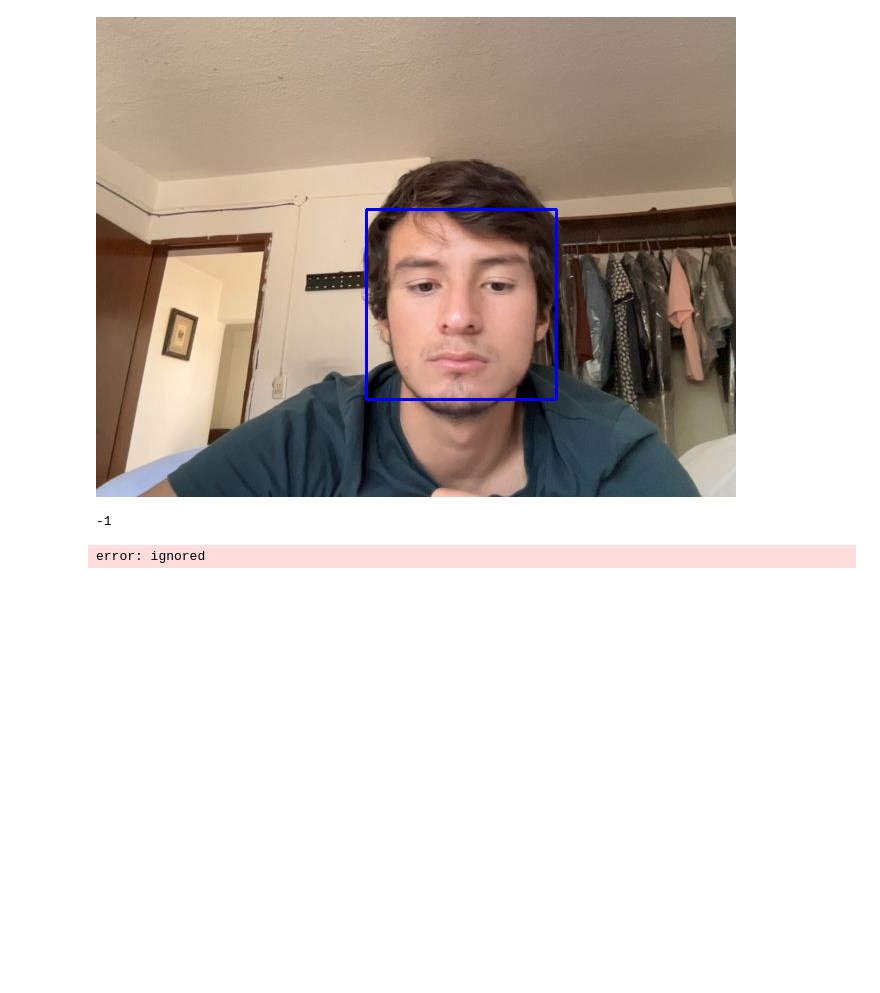
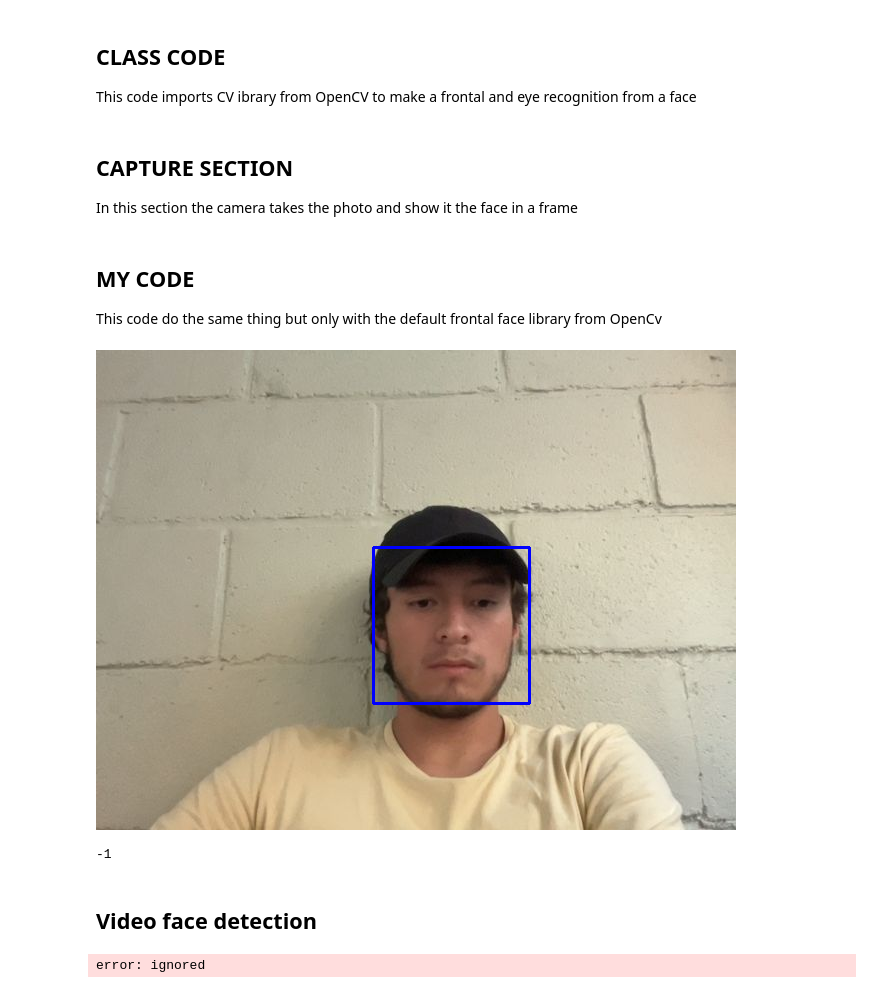
Before and after one commit to HectorGGlez/GoogleColab, a Jupyter notebook: Practice.ipynb, the cells around one changed output. Cells and saved outputs as stored; diff of their text form; code cells hidden in the pictures; blank space fills up the shorter version.

```diff
--- a/Practice.ipynb
+++ b/Practice.ipynb
@@ -87,3 +74,6 @@ Saved to photo.jpg
+# %% [markdown]
+## CLASS CODE
+This code imports CV ibrary from OpenCV to make a frontal and eye recognition from a face
 # %%
 
   from google.colab.patches import cv2_imshow
@@ -108,6 +98,10 @@ def detectAndDisplay(frame):
             frame = cv.circle(frame, eye_center, radius, (255, 0, 0 ), 4)
 
     cv2_imshow(frame)
+# %% [markdown]
+## CAPTURE SECTION
+
+In this section the camera takes the photo and show it the face in a frame
 # %%
 face_cascade = cv.CascadeClassifier()
 eyes_cascade = cv.CascadeClassifier()
@@ -118,33 +112,39 @@ eyes_cascade.load(cv.samples.findFile('/haarcascade_eye_tree_eyeglasses.xml'))
 
 image= cv.imread("photo.jpg")
 detectAndDisplay(image)
+# %% [markdown]
+## MY CODE
+
+This code do the same thing but only with the default frontal face library from OpenCv
 # %%
 from google.colab.patches import cv2_imshow
 
 import cv2 as cv
 
 # Load the cascade
-face_cascade = cv2.CascadeClassifier('/content/haarcascade_frontalface_default.xml')
+face_cascade = cv.CascadeClassifier('/content/haarcascade_frontalface_default.xml')
 
 # Read the input image
-img = cv2.imread('photo.jpg')
+img = cv.imread('photo.jpg')
 
 # Convert into grayscale
-gray = cv2.cvtColor(img, cv2.COLOR_BGR2GRAY)
+gray = cv.cvtColor(img, cv.COLOR_BGR2GRAY)
 
 # Detect faces
 faces = face_cascade.detectMultiScale(gray, 1.1, 4)
 
 # Draw rectangle around the faces
 for (x, y, w, h) in faces:
-    cv2.rectangle(img, (x, y), (x + w, y + h), (255, 0, 0), 2)
+    cv.rectangle(img, (x, y), (x + w, y + h), (255, 0, 0), 2)
 
 # Display the output
 cv2_imshow(img)
-cv2.waitKey()
+cv.waitKey()
 # %% [output]
-[figure, old version]
+[figure, new version]
 -1
+# %% [markdown]
+## Video face detection
 # %%
 from google.colab.patches import cv2_imshow
 
```
Also changed, not shown: parts of 6 cells of this notebook.
